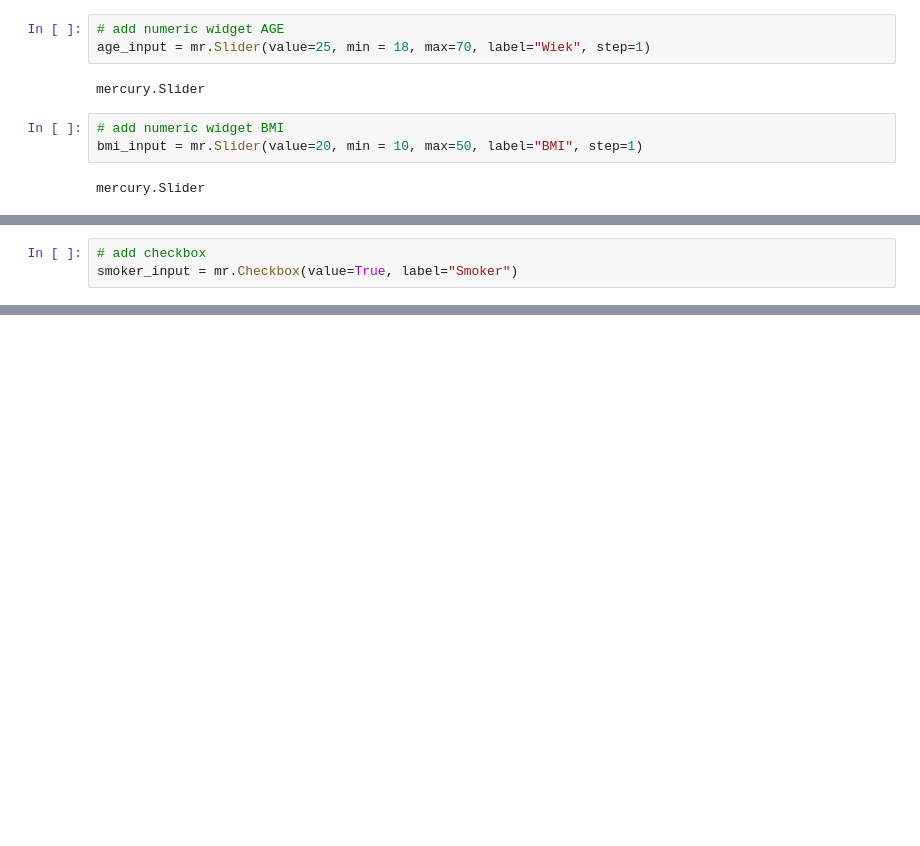
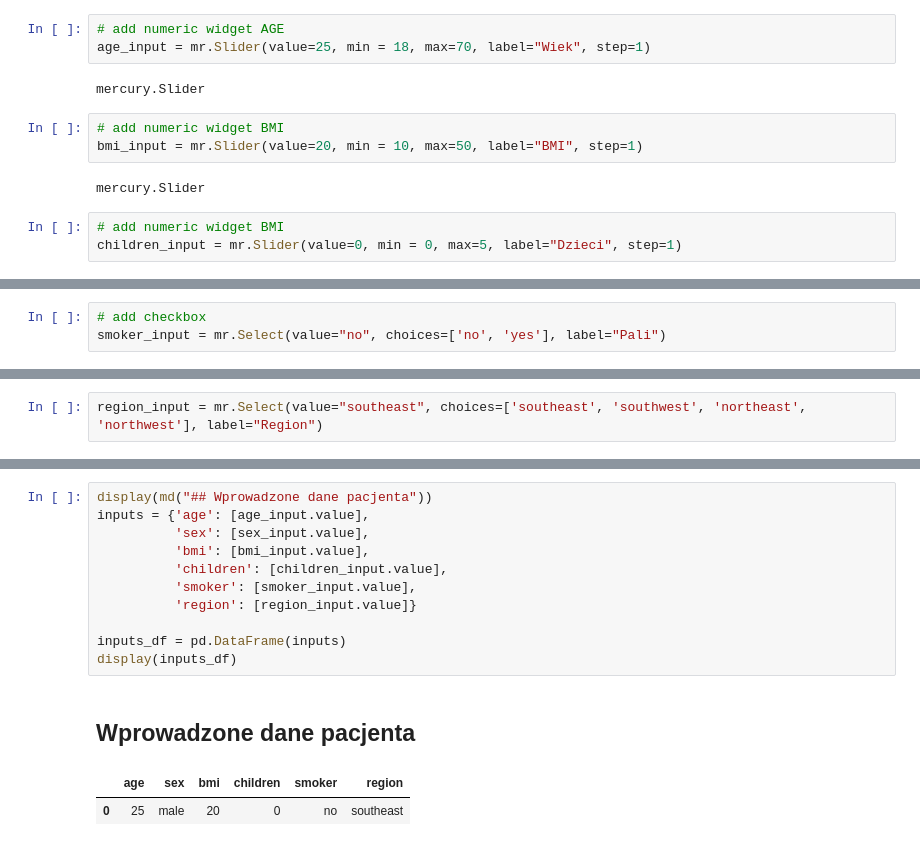
Before and after one commit to infoshareacademy/jdszr13-python_dynamites, a Jupyter notebook: Projekt ML Medical Insurance/Projekt ML - Prezentacja.ipynb, the cells around one changed output, grey strips where cells are left out. Drawn from its saved outputs; the diff is of its cells as text; blank space fills up the shorter version.

```diff
--- a/Projekt ML Medical Insurance/Projekt ML - Prezentacja.ipynb
+++ b/Projekt ML Medical Insurance/Projekt ML - Prezentacja.ipynb
@@ -115,3 +150,6 @@ mercury.Slider
 bmi_input = mr.Slider(value=20, min = 10, max=50, label="BMI", step=1)
 # %% [output]
 mercury.Slider
+# %%
+# add numeric widget BMI
+children_input = mr.Slider(value=0, min = 0, max=5, label="Dzieci", step=1)
@@ -118,4 +158,4 @@ mercury.Slider
 # %%
 # add checkbox
-smoker_input = mr.Checkbox(value=True, label="Smoker")
+smoker_input = mr.Select(value="no", choices=['no', 'yes'], label="Pali")
 # %% [output]
@@ -127,3 +165,5 @@ import mercury as mr
 sex_input = mr.Select(value="male", choices=['male', 'female'], label="Płeć")
 # %% [output]
 mercury.Select
+# %%
+region_input = mr.Select(value="southeast", choices=['southeast', 'southwest', 'northeast', 'northwest'], label="Region")
@@ -129,0 +208,15 @@ mercury.Select
+# %%
+display(md("## Wprowadzone dane pacjenta"))
+inputs = {'age': [age_input.value],
+          'sex': [sex_input.value],
+          'bmi': [bmi_input.value],
+          'children': [children_input.value],
+          'smoker': [smoker_input.value],
+          'region': [region_input.value]}
+
+inputs_df = pd.DataFrame(inputs)
+display(inputs_df)
+# %% [output]
+## Wprowadzone dane pacjenta
+|  | age | sex | bmi | children | smoker | region |
+| 0 | 25 | male | 20 | 0 | no | southeast |
```
Also changed, not shown: parts of 19 cells of this notebook.
